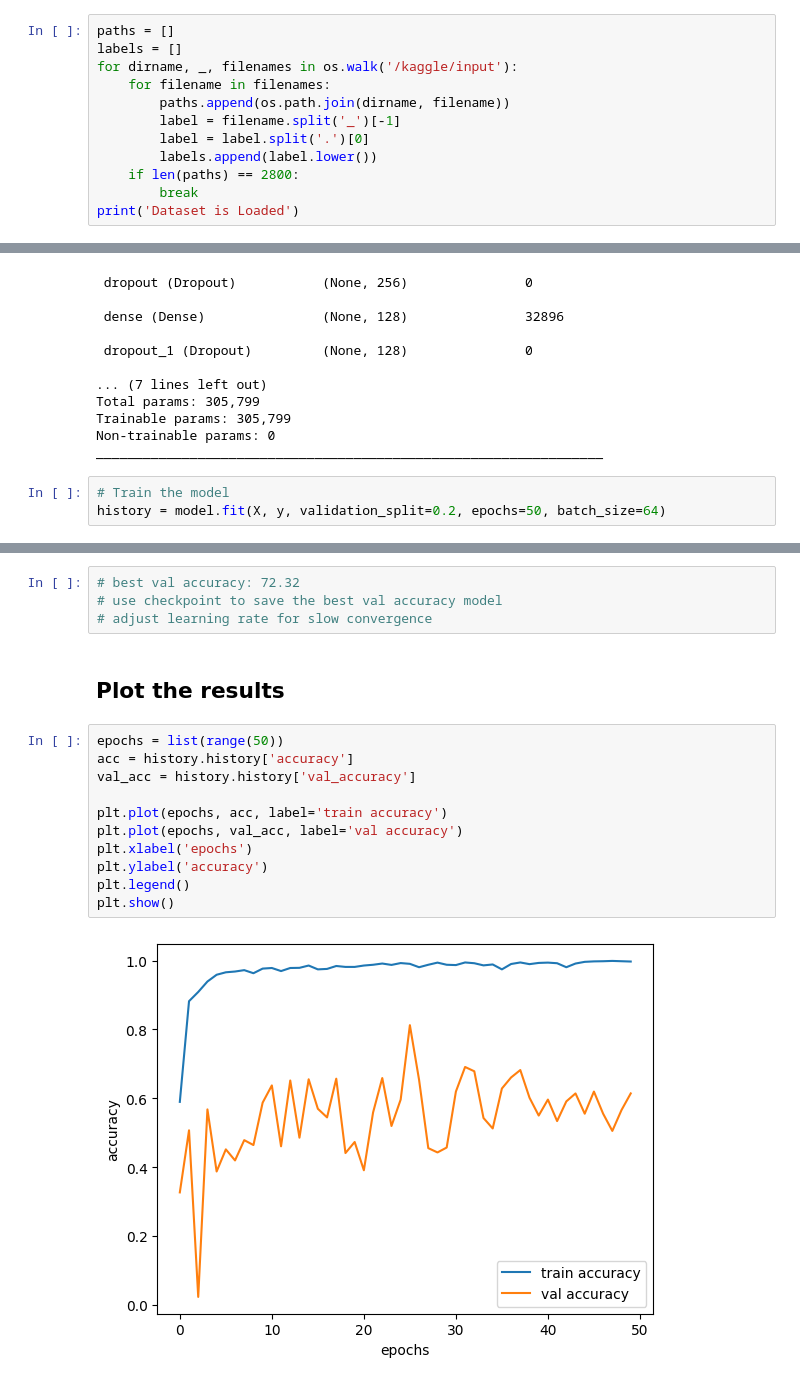
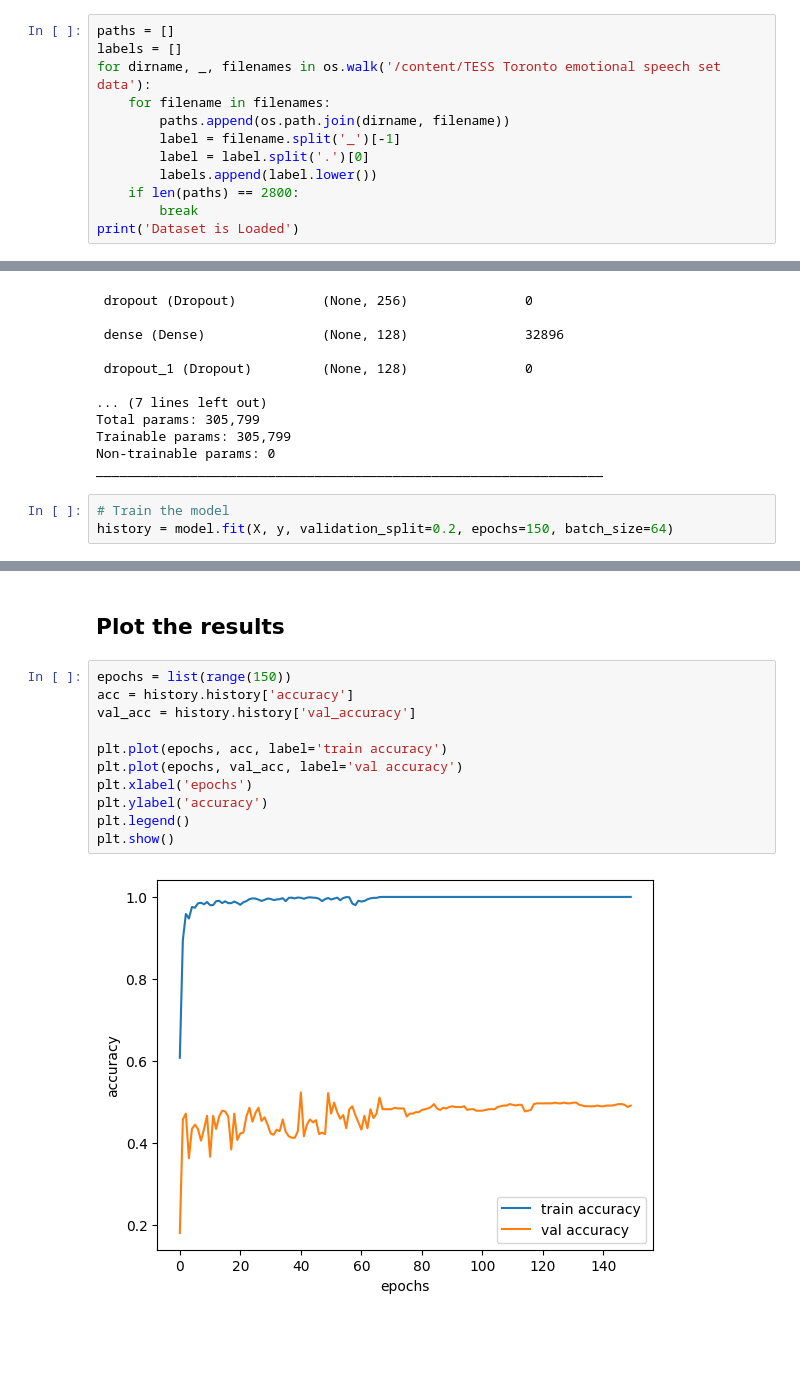
Before and after one commit to Shivswaranjay/CodeClause_Speech_Emotion_Recognition, a Jupyter notebook: Speech_Emotion_Recognition.ipynb, the cells around one changed output, grey strips where cells are left out. Saved outputs shown, nothing was run; the diff lists cells and outputs as text; blank space fills up the shorter version.

```diff
--- a/Speech_Emotion_Recognition.ipynb
+++ b/Speech_Emotion_Recognition.ipynb
@@ -57,7 +73,7 @@ warnings.filterwarnings('ignore')
 # %%
 paths = []
 labels = []
-for dirname, _, filenames in os.walk('/kaggle/input'):
+for dirname, _, filenames in os.walk('/content/TESS Toronto emotional speech set data'):
     for filename in filenames:
         paths.append(os.path.join(dirname, filename))
         label = filename.split('_')[-1]
@@ -313,4 +325,4 @@ Non-trainable params: 0
 _________________________________________________________________
 # %%
 # Train the model
-history = model.fit(X, y, validation_split=0.2, epochs=50, batch_size=64)
+history = model.fit(X, y, validation_split=0.2, epochs=150, batch_size=64)
@@ -337,22 +380,18 @@ OSError: ignored
-# %%
-# best val accuracy: 72.32
-# use checkpoint to save the best val accuracy model
-# adjust learning rate for slow convergence
 # %% [markdown]
 ## Plot the results
 # %%
-epochs = list(range(50))
+epochs = list(range(150))
 acc = history.history['accuracy']
 val_acc = history.history['val_accuracy']
 
 plt.plot(epochs, acc, label='train accuracy')
 plt.plot(epochs, val_acc, label='val accuracy')
 plt.xlabel('epochs')
 plt.ylabel('accuracy')
 plt.legend()
 plt.show()
 # %% [output]
-[figure, old version]
+[figure, new version]
 # %%
 loss = history.history['loss']
 val_loss = history.history['val_loss']
```
Also changed, not shown: parts of 28 cells of this notebook.
